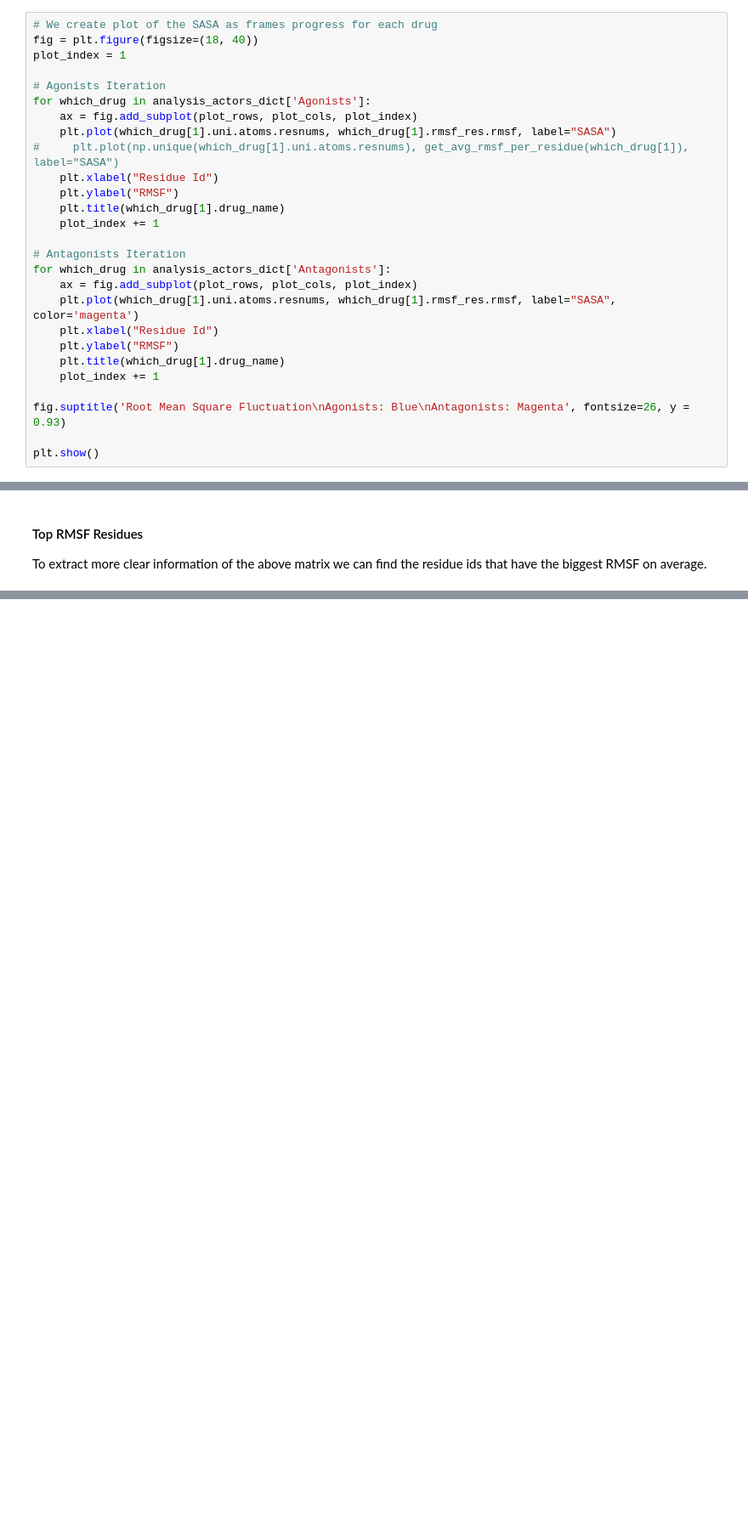
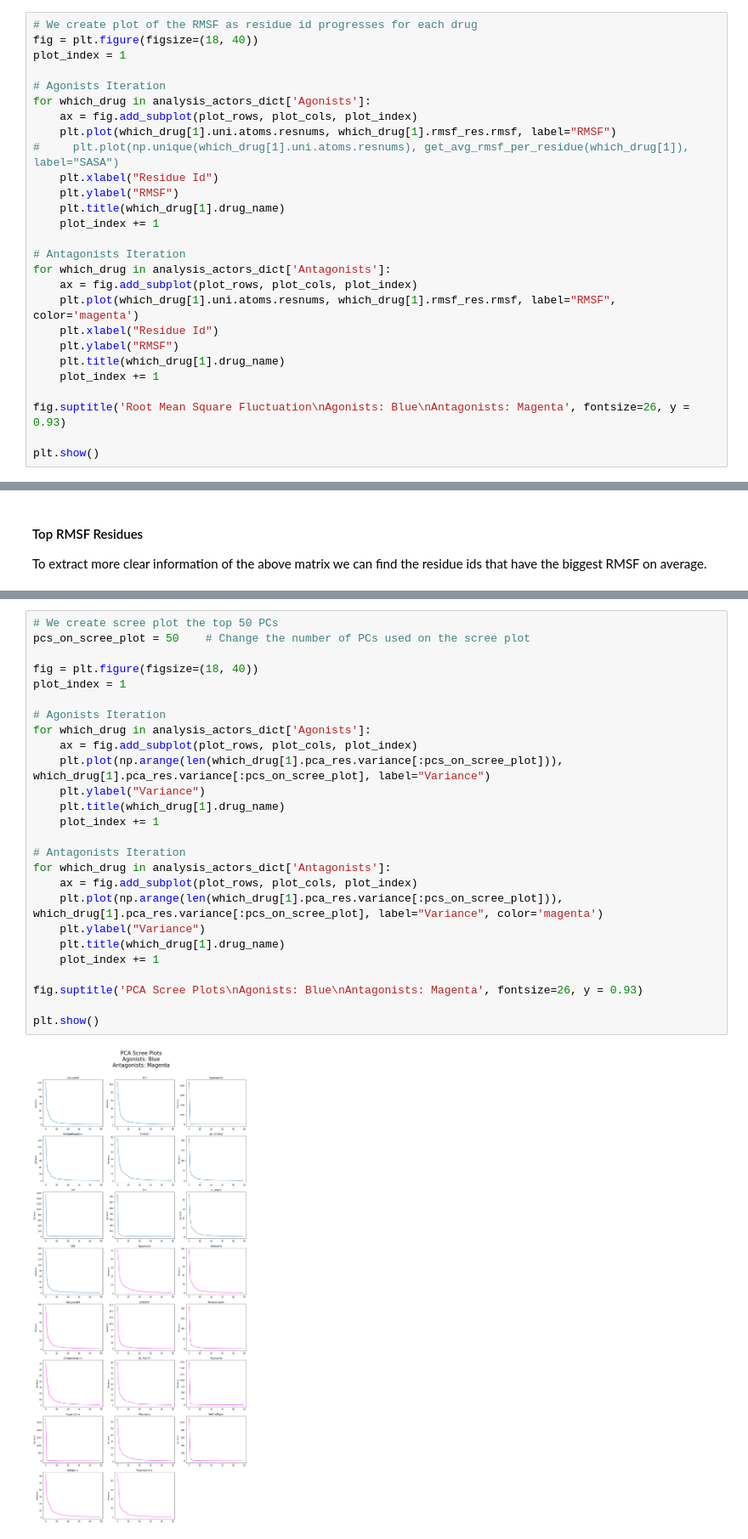
Before and after one commit to MikeXydas/MDSimsEval, a Jupyter notebook: MD_Analysis/AnalysisPipeline.ipynb, the cells around one changed output, grey strips where cells are left out. Shown at 85% size. Cells and saved outputs as stored; diff of their text form; blank space fills up the shorter version.

Commit message:
Added the PCA scree plots and 2d projection plot.

```diff
--- a/MD_Analysis/AnalysisPipeline.ipynb
+++ b/MD_Analysis/AnalysisPipeline.ipynb
@@ -446,14 +446,14 @@ Other than that we will again have the same plots.
 # %% [markdown]
 #### Separate Plots
 # %%
-# We create plot of the SASA as frames progress for each drug
+# We create plot of the RMSF as residue id progresses for each drug
 fig = plt.figure(figsize=(18, 40))
 plot_index = 1
 
 # Agonists Iteration
 for which_drug in analysis_actors_dict['Agonists']:
     ax = fig.add_subplot(plot_rows, plot_cols, plot_index)
-    plt.plot(which_drug[1].uni.atoms.resnums, which_drug[1].rmsf_res.rmsf, label="SASA")
+    plt.plot(which_drug[1].uni.atoms.resnums, which_drug[1].rmsf_res.rmsf, label="RMSF")
 #     plt.plot(np.unique(which_drug[1].uni.atoms.resnums), get_avg_rmsf_per_residue(which_drug[1]), label="SASA")
     plt.xlabel("Residue Id")
     plt.ylabel("RMSF")
@@ -463,7 +463,7 @@ for which_drug in analysis_actors_dict['Agonists']:
 # Antagonists Iteration
 for which_drug in analysis_actors_dict['Antagonists']:
     ax = fig.add_subplot(plot_rows, plot_cols, plot_index)
-    plt.plot(which_drug[1].uni.atoms.resnums, which_drug[1].rmsf_res.rmsf, label="SASA", color='magenta')
+    plt.plot(which_drug[1].uni.atoms.resnums, which_drug[1].rmsf_res.rmsf, label="RMSF", color='magenta')
     plt.xlabel("Residue Id")
     plt.ylabel("RMSF")
     plt.title(which_drug[1].drug_name)
@@ -643,0 +656,28 @@ I first plot the scree plots to examine the variance acquired for each component
+# %%
+# We create scree plot the top 50 PCs
+pcs_on_scree_plot = 50    # Change the number of PCs used on the scree plot
+
+fig = plt.figure(figsize=(18, 40))
+plot_index = 1
+
+# Agonists Iteration
+for which_drug in analysis_actors_dict['Agonists']:
+    ax = fig.add_subplot(plot_rows, plot_cols, plot_index)
+    plt.plot(np.arange(len(which_drug[1].pca_res.variance[:pcs_on_scree_plot])), which_drug[1].pca_res.variance[:pcs_on_scree_plot], label="Variance")
+    plt.ylabel("Variance")
+    plt.title(which_drug[1].drug_name)
+    plot_index += 1
+
+# Antagonists Iteration
+for which_drug in analysis_actors_dict['Antagonists']:
+    ax = fig.add_subplot(plot_rows, plot_cols, plot_index)
+    plt.plot(np.arange(len(which_drug[1].pca_res.variance[:pcs_on_scree_plot])), which_drug[1].pca_res.variance[:pcs_on_scree_plot], label="Variance", color='magenta')
+    plt.ylabel("Variance")
+    plt.title(which_drug[1].drug_name)
+    plot_index += 1
+
+fig.suptitle('PCA Scree Plots\nAgonists: Blue\nAntagonists: Magenta', fontsize=26, y = 0.93)
+
+plt.show()
+# %% [output]
+[figure, added]
```
Also changed, not shown: parts of 6 cells of this notebook.
